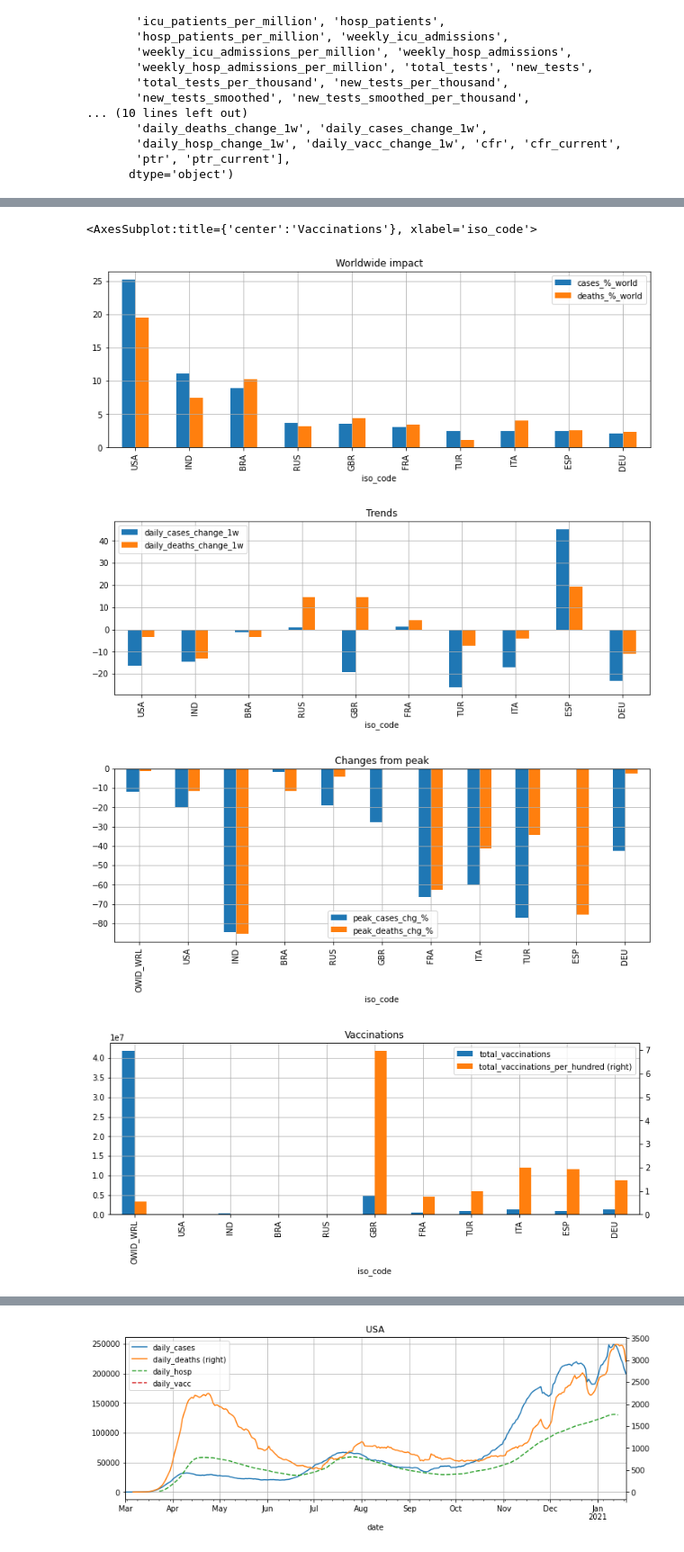
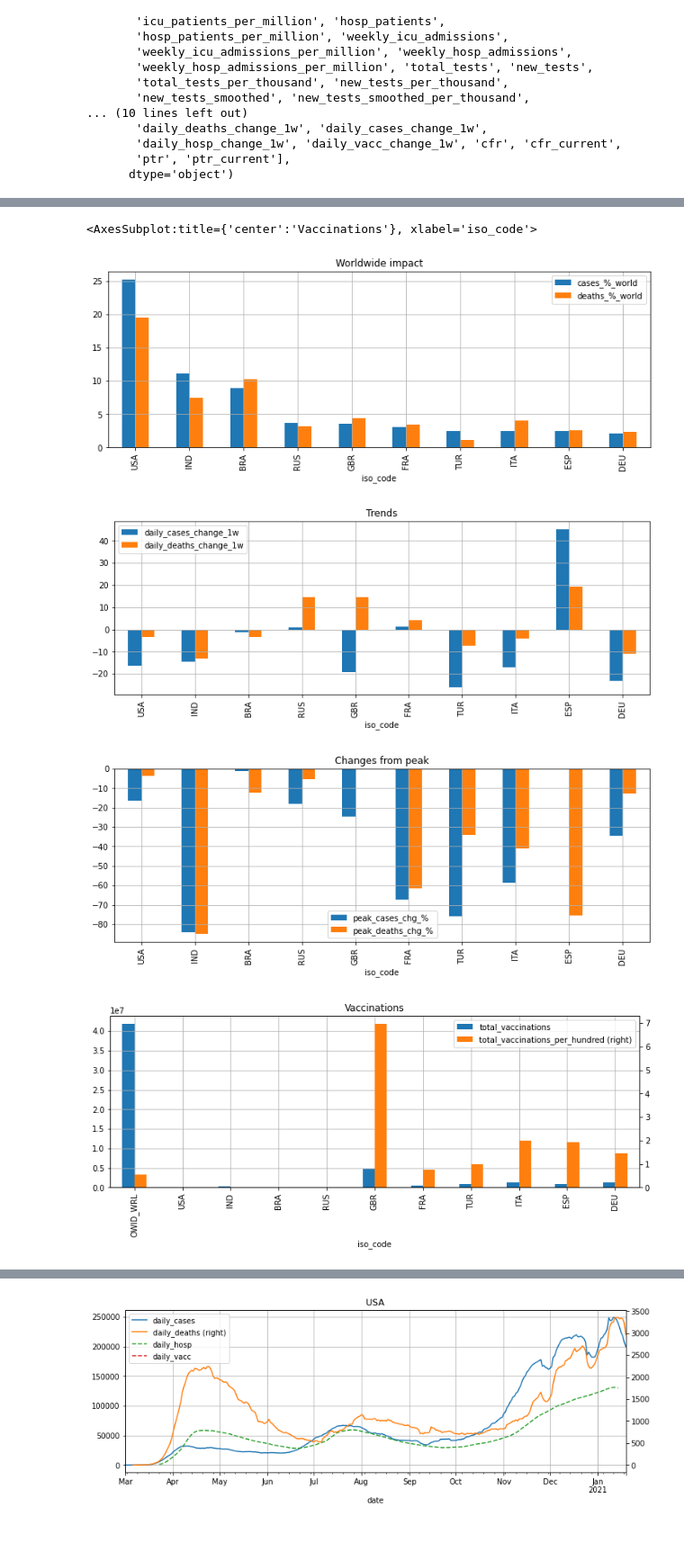
Before and after one commit to bamage00/notebooks, a Jupyter notebook: covid.ipynb, the cells around one changed output, grey strips where cells are left out. Shown: that part at 90% size. Saved outputs shown, nothing was run; the diff lists cells and outputs as text; code cells hidden in the pictures.

```diff
--- a/covid.ipynb
+++ b/covid.ipynb
@@ -91,30 +91,30 @@ df.sort_values('cases_%_world', ascending=False).set_index('iso_code')
 # %%
 df[df['iso_code'] != 'OWID_WRL'].sort_values('cases_%_world', ascending=False).plot(
     x='iso_code', y=['cases_%_world', 'deaths_%_world'],
     kind='bar', figsize=fig_size, grid=True, title='Worldwide impact')
 
 df[df['iso_code'] != 'OWID_WRL'].sort_values('cases_%_world', ascending=False).plot(
     x='iso_code', y=['daily_cases_change_1w', 'daily_deaths_change_1w'],
     kind='bar', figsize=fig_size, grid=True, title='Trends')
 
-df_max = inp[inp['iso_code'].isin(top_fifty)].groupby('iso_code')[['daily_cases', 'daily_deaths']].max()
-df_last = inp[inp['iso_code'].isin(top_fifty)].groupby('iso_code')[['iso_code', 'daily_cases', 'daily_deaths']].tail(1).set_index('iso_code')
+df_max = inp[(inp['iso_code'].isin(top_fifty)) & (inp['iso_code'] != 'OWID_WRL') & (inp['date'] <= last_day)].groupby('iso_code')[['daily_cases', 'daily_deaths']].max()
+df_last = inp[(inp['iso_code'].isin(top_fifty)) & (inp['iso_code'] != 'OWID_WRL') & (inp['date'] == last_day)][['iso_code', 'daily_cases', 'daily_deaths']].set_index('iso_code')
 df_pct_chg_max = ((df_last-df_max)*100/df_max)
-df_pct_chg_max['total_cases'] = inp[inp['iso_code'].isin(top_fifty)].groupby('iso_code').tail(1).set_index('iso_code')['total_cases']
+df_pct_chg_max['total_cases'] = inp[(inp['iso_code'].isin(top_fifty)) & (inp['iso_code'] != 'OWID_WRL') & (inp['date'] == last_day)].set_index('iso_code')['total_cases']
 df_pct_chg_max = df_pct_chg_max.rename(columns={'daily_cases': 'peak_cases_chg_%','daily_deaths': 'peak_deaths_chg_%'})
 
-df_pct_chg_max.sort_values(by='total_cases', ascending=False).head(n).plot(
+df_pct_chg_max.sort_values(by='total_cases', ascending=False).head(n-1).plot(
     y=['peak_cases_chg_%', 'peak_deaths_chg_%'],
     kind='bar', figsize=fig_size, grid=True, title='Changes from peak')
 
 df.sort_values('cases_%_world', ascending=False).plot(
     x='iso_code', y=['total_vaccinations', 'total_vaccinations_per_hundred'], secondary_y=['total_vaccinations_per_hundred'],
     kind='bar', figsize=fig_size, grid=True, title='Vaccinations')
 # %% [output]
 <AxesSubplot:title={'center':'Vaccinations'}, xlabel='iso_code'>
 [figure]
 [figure]
-[figure, old version]
+[figure, new version]
 [figure]
 # %%
 inp[(inp['iso_code'].isin(top_fifty)) & (inp['iso_code'] != 'OWID_WRL') & (inp['date'] == last_day)].sort_values(
```
Also changed, not shown: parts of 1 cell of this notebook.
